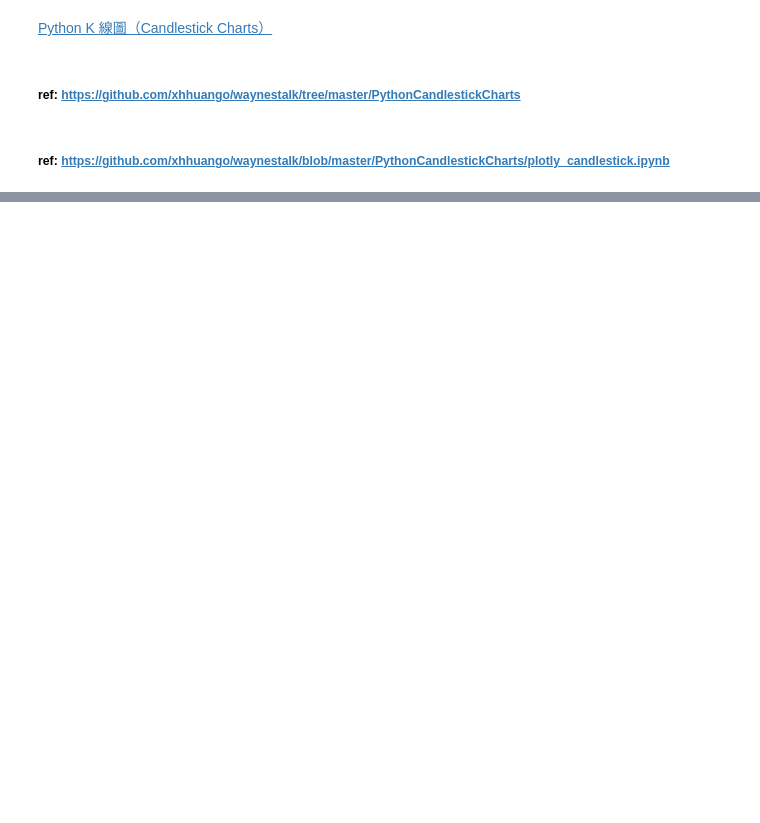
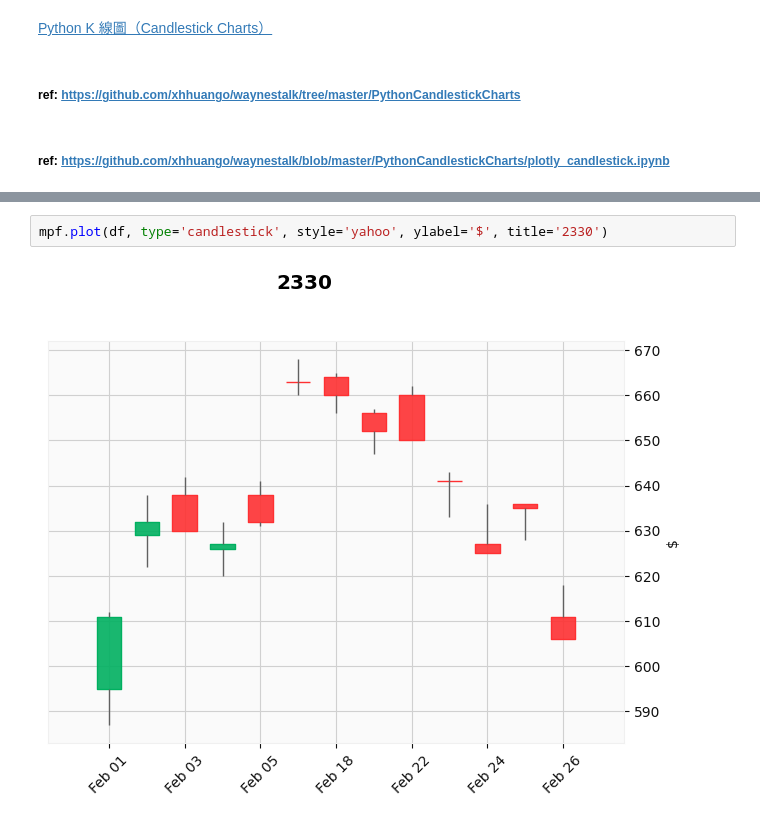
Before and after one commit to chiyanglin-AStar/python_stock_study, a Jupyter notebook: K-Line_02.ipynb, the cells around one changed output, grey strips where cells are left out. Cells and saved outputs as stored; diff of their text form; blank space fills up the shorter version.

```diff
--- a/K-Line_02.ipynb
+++ b/K-Line_02.ipynb
@@ -74,0 +93,4 @@ fig.show()
+# %%
+mpf.plot(df, type='candlestick', style='yahoo', ylabel='$', title='2330')
+# %% [output]
+[figure, added]
```
Also changed, not shown: parts of 14 cells of this notebook.
